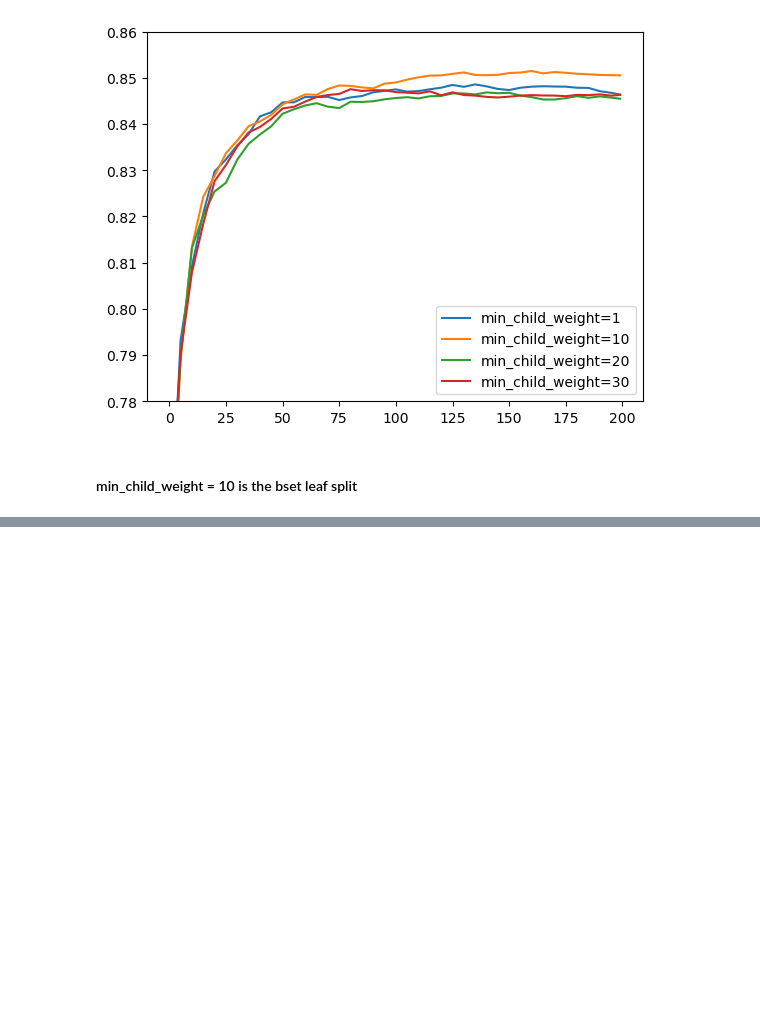
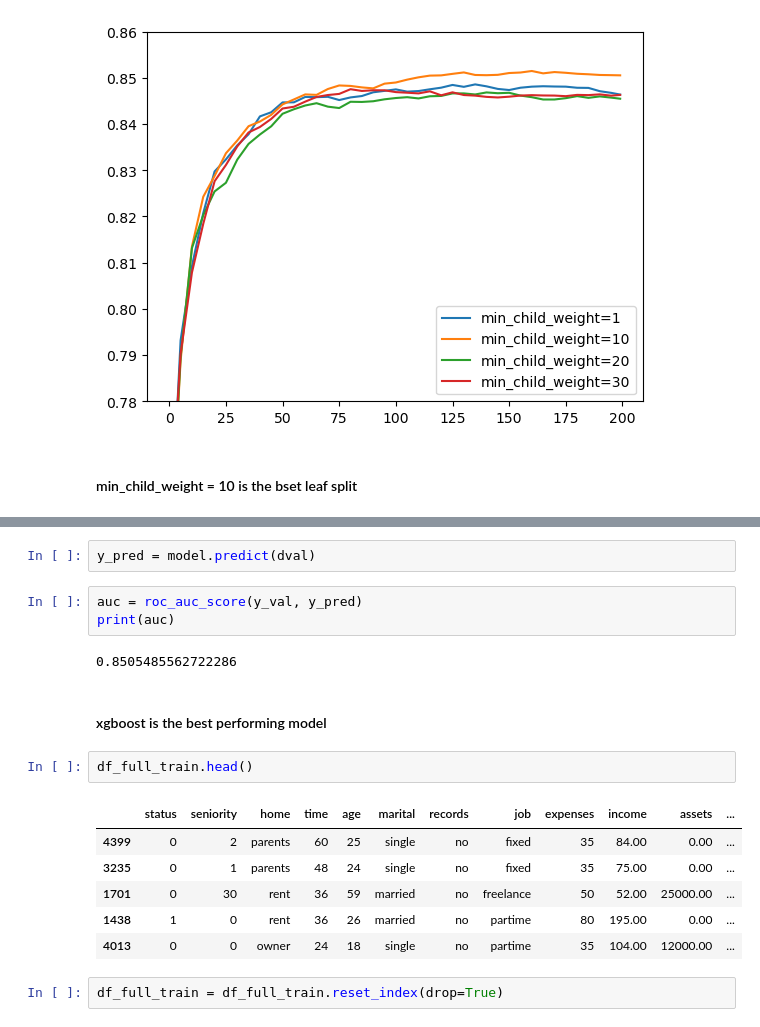
Before and after one commit to adeakinwe/ML_zoomcamp, a Jupyter notebook: Trees/decision_trees.ipynb, the cells around one changed output, grey strips where cells are left out. Drawn from its saved outputs; the diff is of its cells as text; blank space fills up the shorter version.

Commit message:
best model

```diff
--- a/Trees/decision_trees.ipynb
+++ b/Trees/decision_trees.ipynb
@@ -917,0 +960,20 @@ plt.legend()
+# %%
+y_pred = model.predict(dval)
+# %%
+auc = roc_auc_score(y_val, y_pred)
+print(auc)
+# %% [output]
+0.8505485562722286
+# %% [markdown]
+#### xgboost is the best performing model
+# %%
+df_full_train.head()
+# %% [output]
+|  | status | seniority | home | time | age | marital | records | job | expenses | income | assets | ... |
+| 4399 | 0 | 2 | parents | 60 | 25 | single | no | fixed | 35 | 84.00 | 0.00 | ... |
+| 3235 | 0 | 1 | parents | 48 | 24 | single | no | fixed | 35 | 75.00 | 0.00 | ... |
+| 1701 | 0 | 30 | rent | 36 | 59 | married | no | freelance | 50 | 52.00 | 25000.00 | ... |
+| 1438 | 1 | 0 | rent | 36 | 26 | married | no | partime | 80 | 195.00 | 0.00 | ... |
+| 4013 | 0 | 0 | owner | 24 | 18 | single | no | partime | 35 | 104.00 | 12000.00 | ... |
+# %%
+df_full_train = df_full_train.reset_index(drop=True)
```
Also changed, not shown: parts of 17 cells of this notebook.
